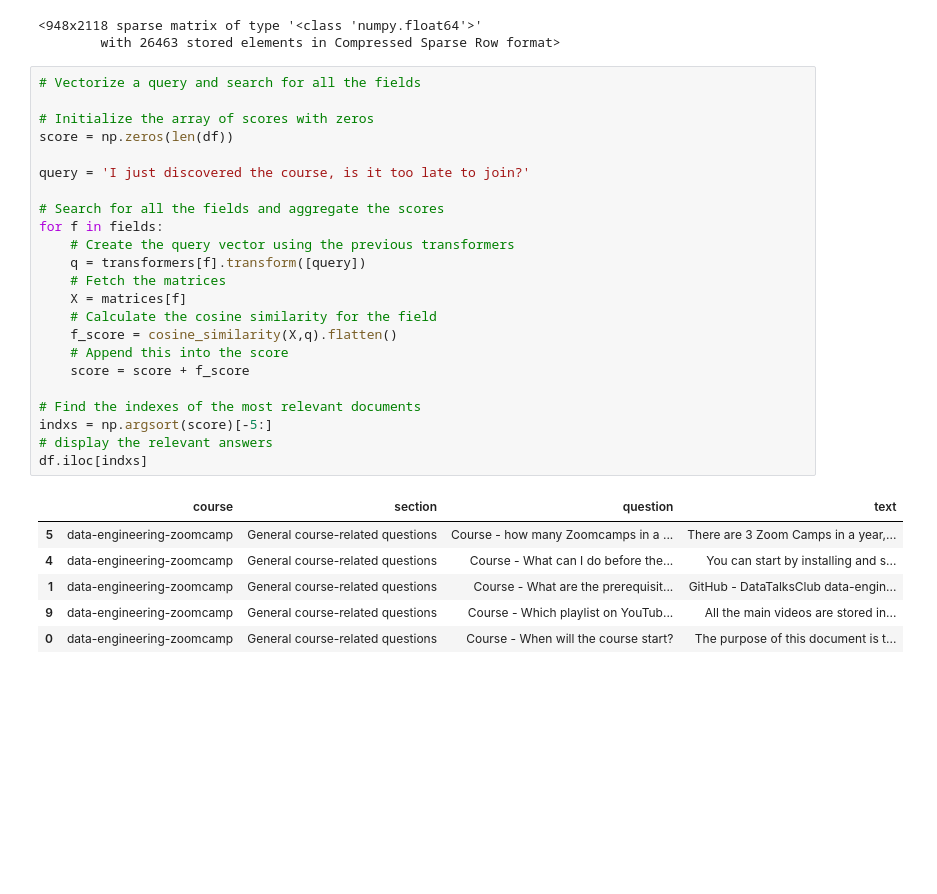
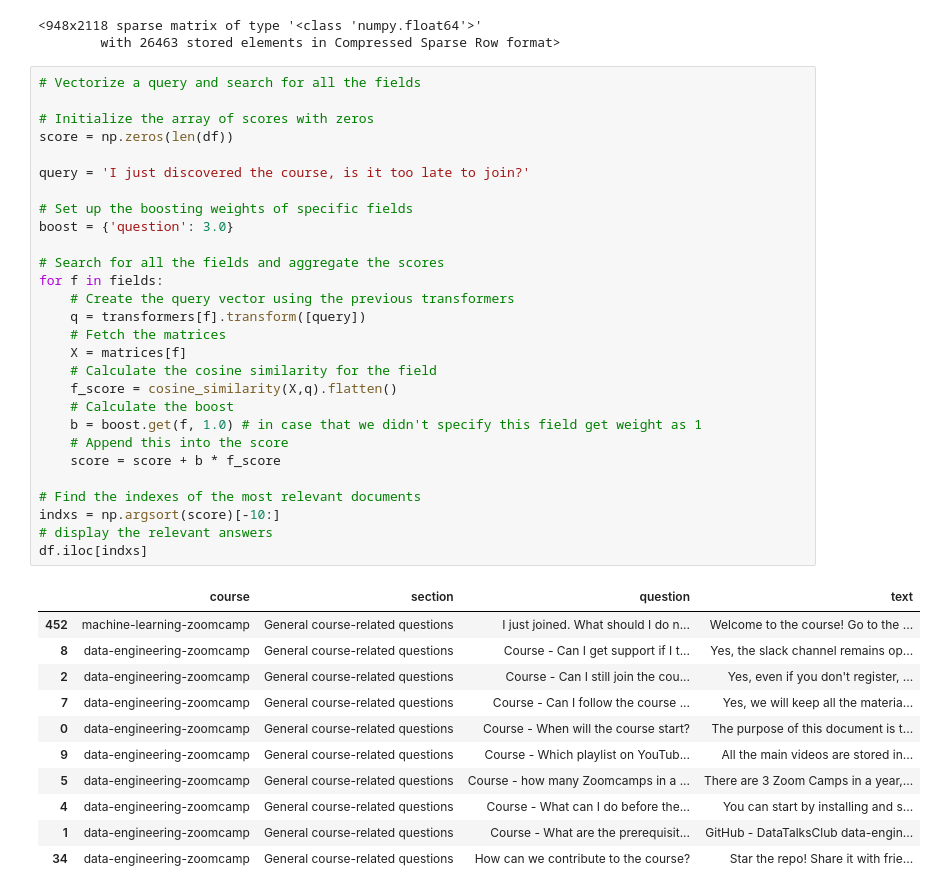
Before and after one commit to g-stavrakis/Search_engine_workshop, a Jupyter notebook: Search_engine.ipynb, the cells around one changed output. Cells and saved outputs as stored; diff of their text form; blank space fills up the shorter version.

Commit message:
Add boosting and filtering in search

```diff
--- a/Search_engine.ipynb
+++ b/Search_engine.ipynb
@@ -195,31 +171,41 @@ matrices['text']
 # %%
 # Vectorize a query and search for all the fields
 
 # Initialize the array of scores with zeros
 score = np.zeros(len(df))
 
 query = 'I just discovered the course, is it too late to join?'
+
+# Set up the boosting weights of specific fields
+boost = {'question': 3.0}
 
 # Search for all the fields and aggregate the scores
 for f in fields:
     # Create the query vector using the previous transformers
     q = transformers[f].transform([query])
     # Fetch the matrices
     X = matrices[f]
     # Calculate the cosine similarity for the field
     f_score = cosine_similarity(X,q).flatten()
+    # Calculate the boost
+    b = boost.get(f, 1.0) # in case that we didn't specify this field get weight as 1
     # Append this into the score
-    score = score + f_score
+    score = score + b * f_score
 
 # Find the indexes of the most relevant documents
-indxs = np.argsort(score)[-5:]
+indxs = np.argsort(score)[-10:]
 # display the relevant answers
 df.iloc[indxs]
 # %% [output]
 |  | course | section | question | text |
+| 452 | machine-learning-zoomcamp | General course-related questions | I just joined. What should I do n... | Welcome to the course! Go to the ... |
+| 8 | data-engineering-zoomcamp | General course-related questions | Course - Can I get support if I t... | Yes, the slack channel remains op... |
+| 2 | data-engineering-zoomcamp | General course-related questions | Course - Can I still join the cou... | Yes, even if you don't register, ... |
+| 7 | data-engineering-zoomcamp | General course-related questions | Course - Can I follow the course ... | Yes, we will keep all the materia... |
+| 0 | data-engineering-zoomcamp | General course-related questions | Course - When will the course start? | The purpose of this document is t... |
+| 9 | data-engineering-zoomcamp | General course-related questions | Course - Which playlist on YouTub... | All the main videos are stored in... |
 | 5 | data-engineering-zoomcamp | General course-related questions | Course - how many Zoomcamps in a ... | There are 3 Zoom Camps in a year,... |
 | 4 | data-engineering-zoomcamp | General course-related questions | Course - What can I do before the... | You can start by installing and s... |
 | 1 | data-engineering-zoomcamp | General course-related questions | Course - What are the prerequisit... | GitHub - DataTalksClub data-engin... |
-| 9 | data-engineering-zoomcamp | General course-related questions | Course - Which playlist on YouTub... | All the main videos are stored in... |
-| 0 | data-engineering-zoomcamp | General course-related questions | Course - When will the course start? | The purpose of this document is t... |
+| 34 | data-engineering-zoomcamp | General course-related questions | How can we contribute to the course? | Star the repo! Share it with frie... |
 # %%
```
Also changed, not shown: parts of 4 cells of this notebook.
